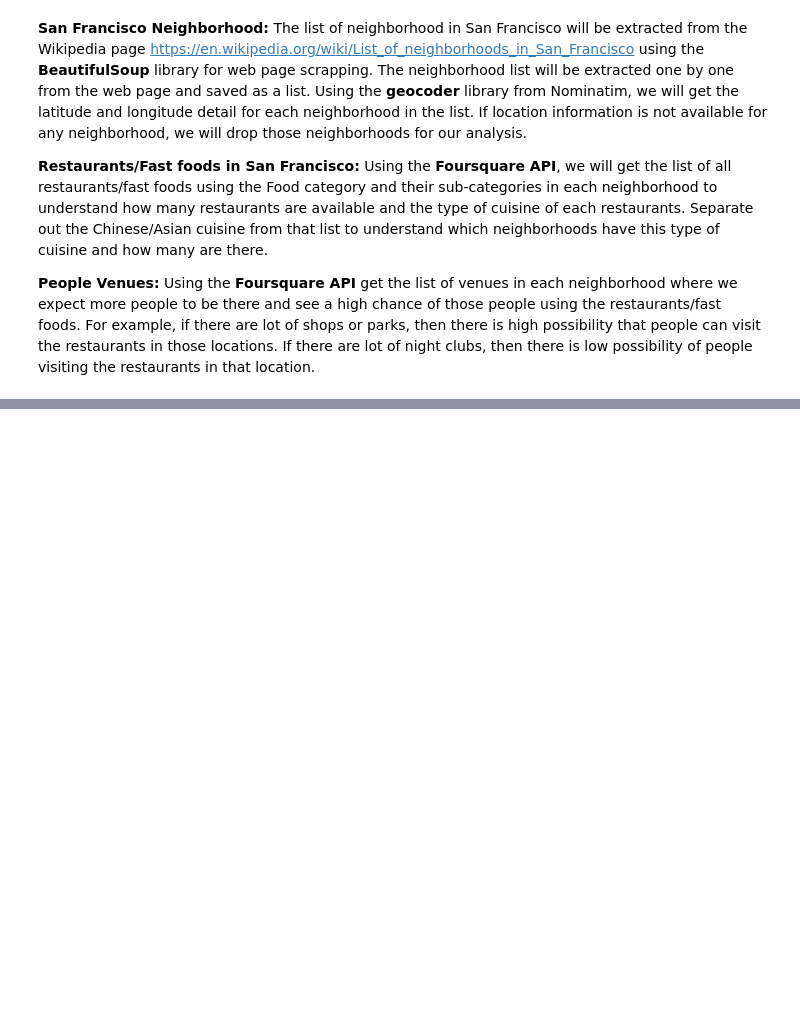
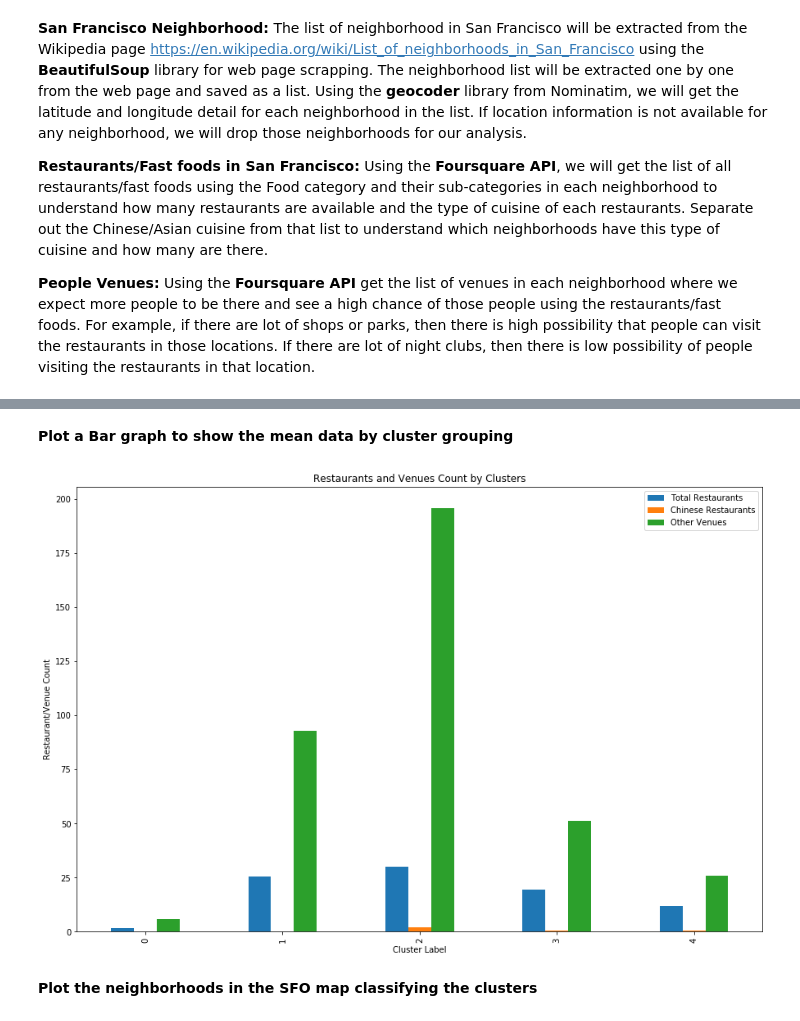
Before and after one commit to sbeygan/Coursera_Capstone, a Jupyter notebook: Capstone_Project_Restaurant_Analysis_SanFrancisco_Final_Report.ipynb, the cells around one changed output, grey strips where cells are left out. Drawn from its saved outputs; the diff is of its cells as text; code cells hidden in the pictures; blank space fills up the shorter version.

```diff
--- a/Capstone_Project_Restaurant_Analysis_SanFrancisco_Final_Report.ipynb
+++ b/Capstone_Project_Restaurant_Analysis_SanFrancisco_Final_Report.ipynb
@@ -25,0 +605,13 @@ Using the **Foursquare API** get the list of venues in each neighborhood where w
+# %% [markdown]
+**Plot a Bar graph to show the mean data by cluster grouping**
+# %%
+cluster_bar = sfo_clusters[['Cluster', 'Total Restaurants', 'Chinese Restaurants', 'Other Venues']].groupby('Cluster').mean()
+cluster_bar.plot.bar(figsize=(15,10))
+py.title('Restaurants and Venues Count by Clusters')
+py.xlabel('Cluster Label')
+py.ylabel('Restaurant/Venue Count')
+py.show()
+# %% [output]
+[figure, added]
+# %% [markdown]
+**Plot the neighborhoods in the SFO map classifying the clusters**
```
Also changed, not shown: parts of 72 cells of this notebook.
